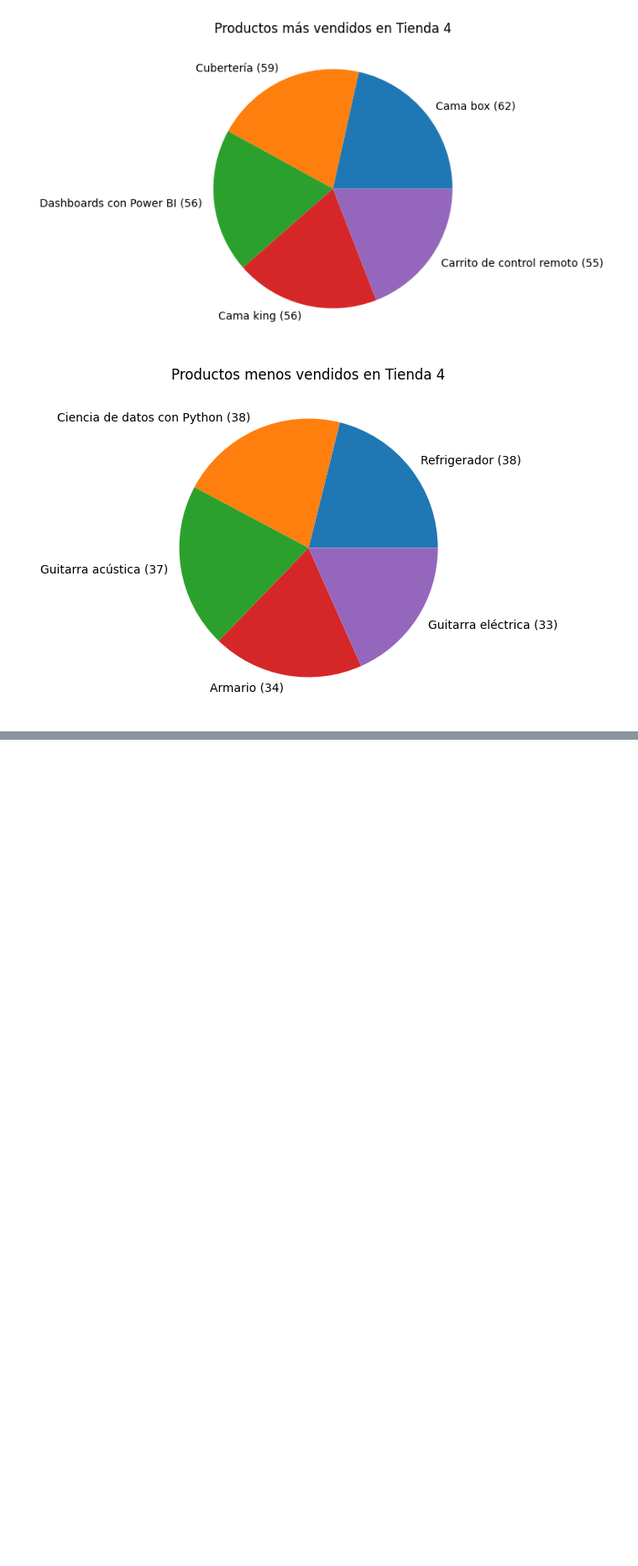
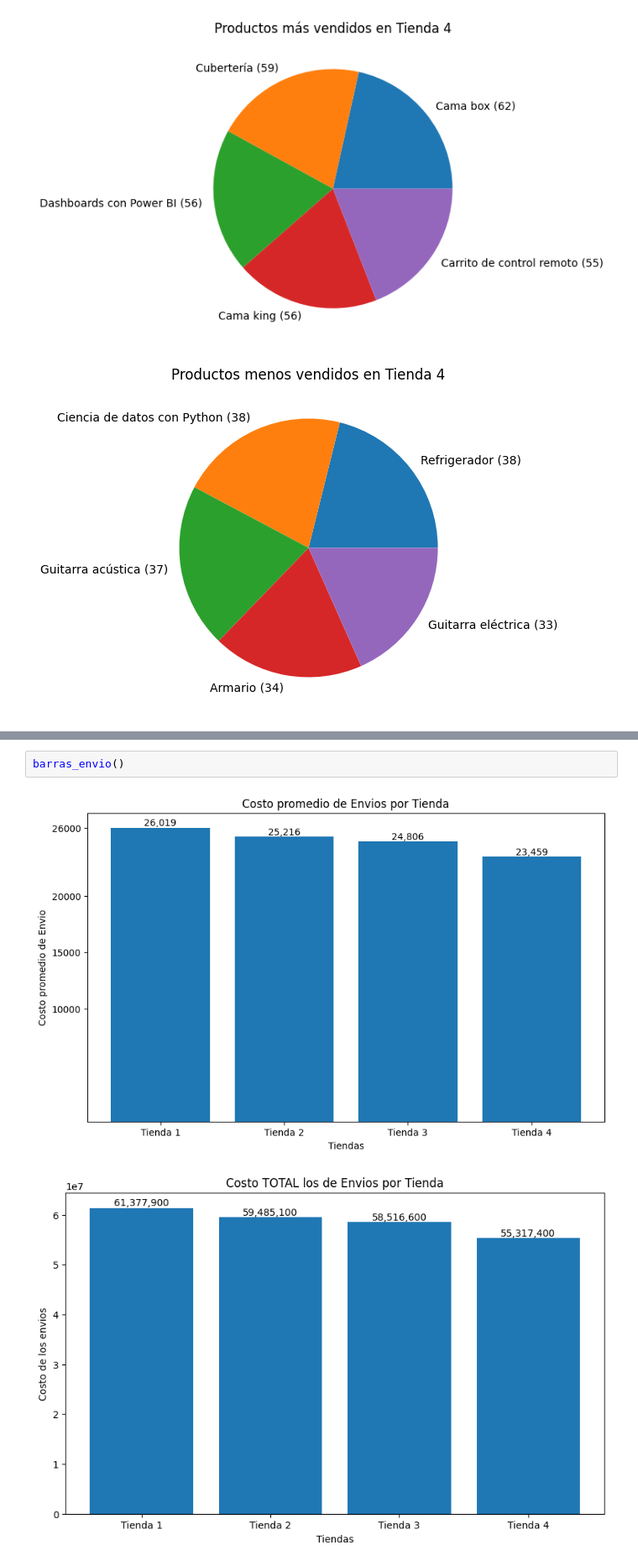
Before and after one commit to aynara-codes/AluraStore_Challenge, a Jupyter notebook: AluraStoreLatam.ipynb, the cells around one changed output, grey strips where cells are left out. Shown at 84% size. Cells and saved outputs as stored; diff of their text form; blank space fills up the shorter version.

```diff
--- a/AluraStoreLatam.ipynb
+++ b/AluraStoreLatam.ipynb
@@ -420 +427,6 @@ for nombre_tienda in tiendas.keys():
+# %%
+barras_envio()
+# %% [output]
+[figure, added]
+[figure, added]
 # %% [markdown]
```
Also changed, not shown: parts of 8 cells of this notebook.
